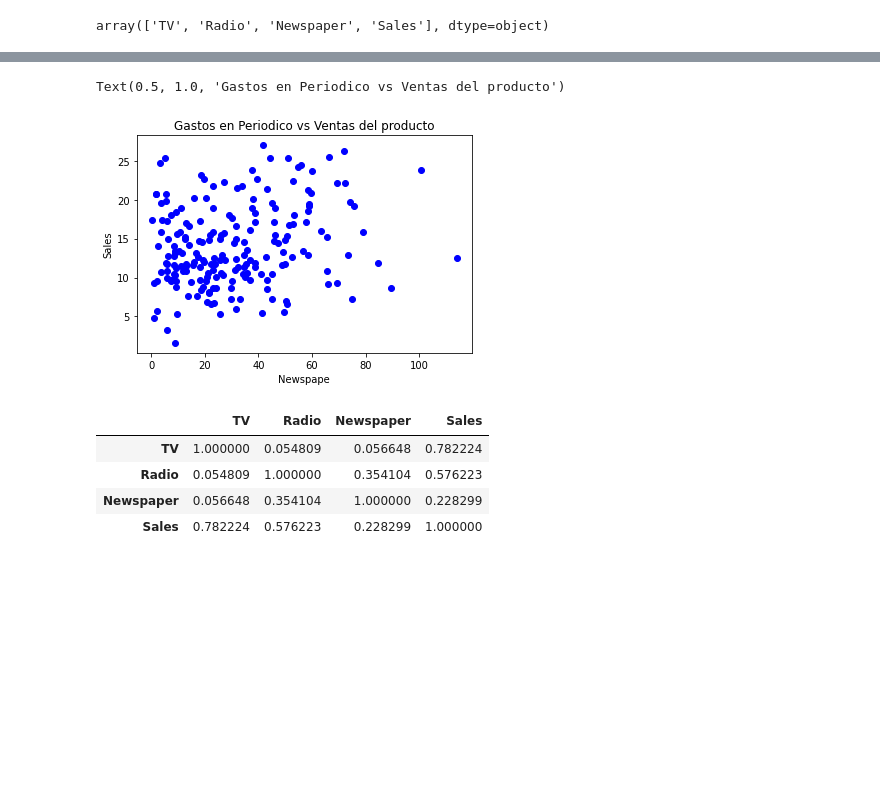
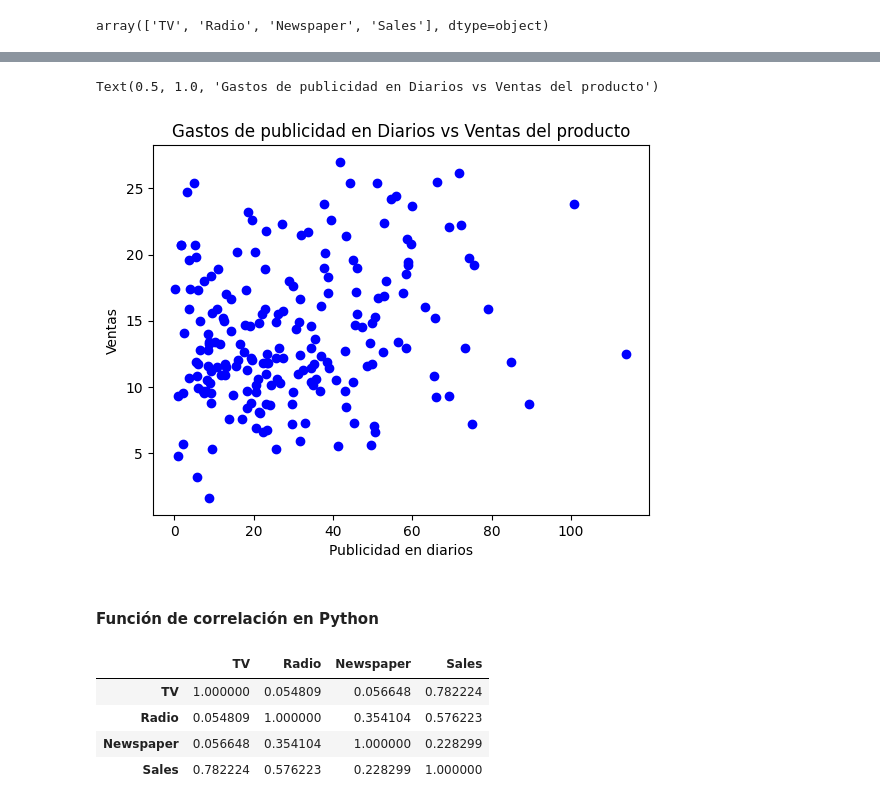
Before and after one commit to anakloss/data-science, a Jupyter notebook: 3. Estadística/T3 - 1 - Statistics - Correlación.ipynb, the cells around one changed output, grey strips where cells are left out. Drawn from its saved outputs; the diff is of its cells as text; code cells hidden in the pictures; blank space fills up the shorter version.

```diff
--- a/3. Estadística/T3 - 1 - Statistics - Correlación.ipynb
+++ b/3. Estadística/T3 - 1 - Statistics - Correlación.ipynb
@@ -100,5 +120,6 @@ corr_coef(data_ads, "TV", "Sales")
 # %%
-data_ads = pd.read_csv('python-ml-course-master/datasets/ads/Advertising.csv')
+# Calculos de correlacion utilizando la función creada
+data_ads = pd.read_csv('../python-ml-course-master/datasets/ads/Advertising.csv')
 # %%
 cols = data_ads.columns.values
 cols
@@ -144,9 +165,11 @@ Text(0.5, 1.0, 'Gastos en Radio vs Ventas del producto')
 # %%
 plt.plot(data_ads["Newspaper"], data_ads["Sales"], "bo")
-plt.xlabel("Newspape")
-plt.ylabel("Sales")
-plt.title("Gastos en Periodico vs Ventas del producto")
+plt.xlabel("Publicidad en diarios")
+plt.ylabel("Ventas")
+plt.title("Gastos de publicidad en Diarios vs Ventas del producto")
 # %% [output]
-Text(0.5, 1.0, 'Gastos en Periodico vs Ventas del producto')
+Text(0.5, 1.0, 'Gastos de publicidad en Diarios vs Ventas del producto')
-[figure, old version]
+[figure, new version]
+# %% [markdown]
+#### Función de correlación en Python
 # %%
```
Also changed, not shown: parts of 17 cells of this notebook.
